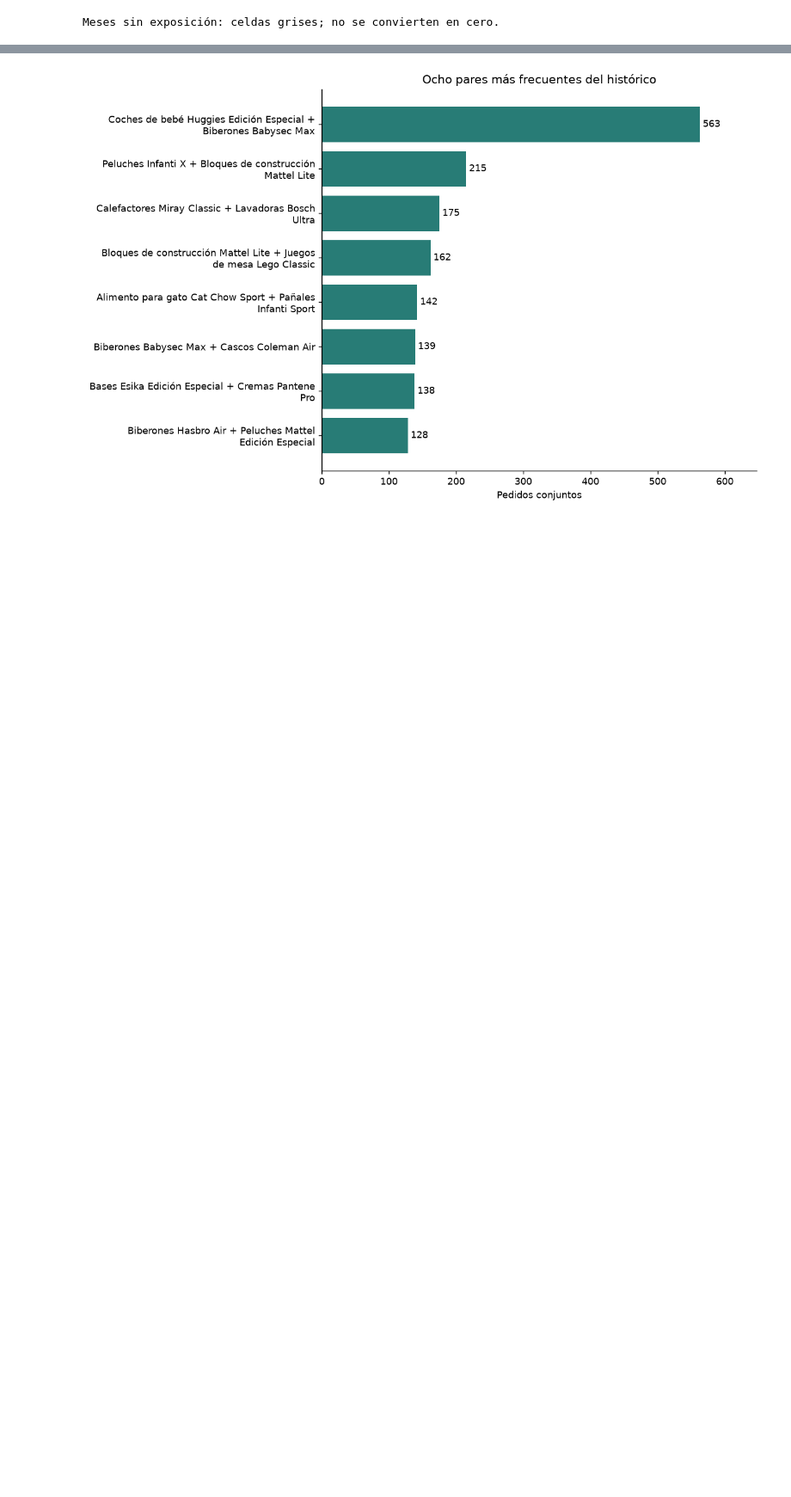
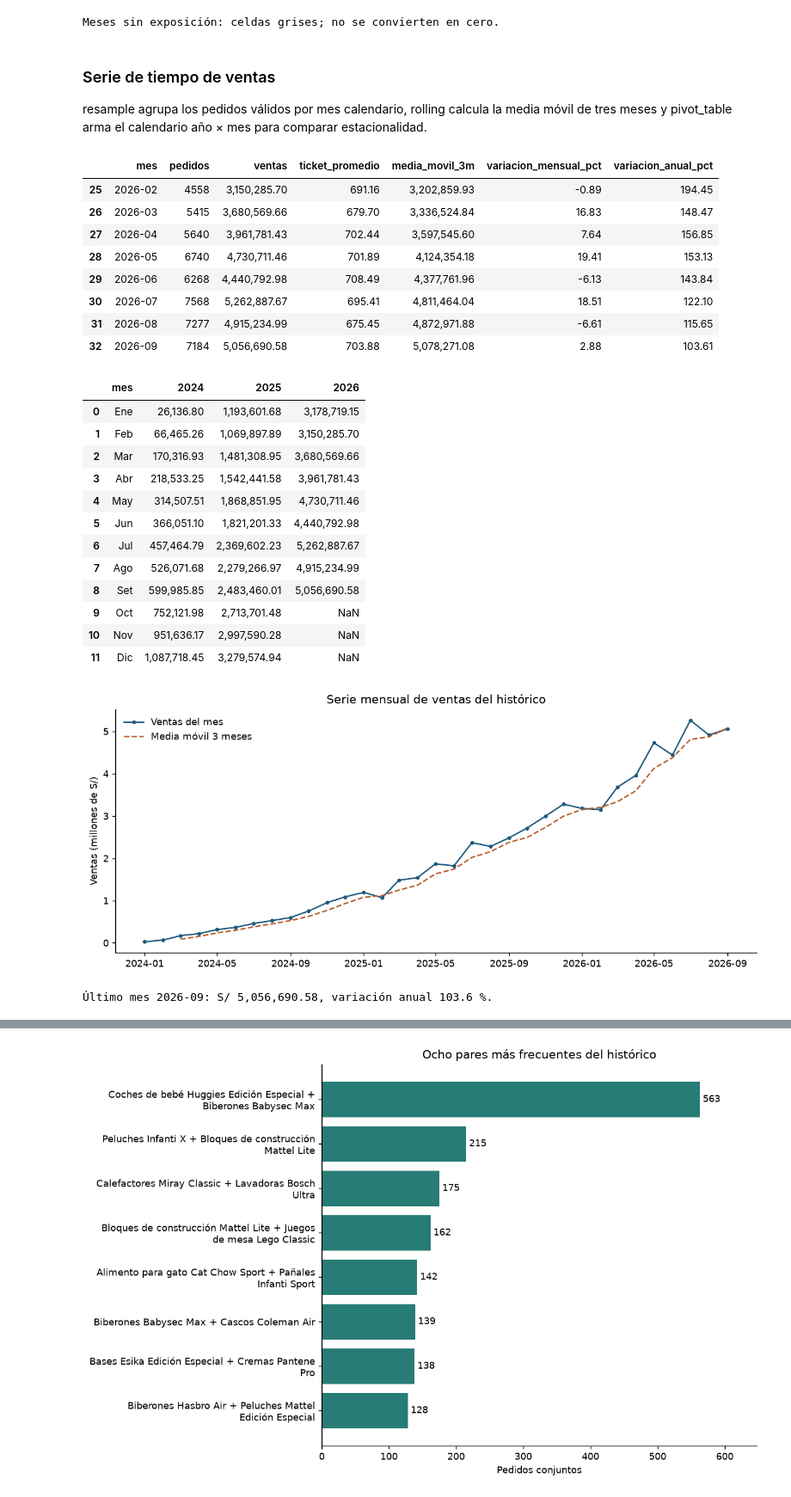
Before and after one commit to desmonteix/Tickia-PrograAvanzada, a Jupyter notebook: Proyecto_PrograAvanzada/entregables/informe/Analisis_Tickia.ipynb, the cells around one changed output, grey strips where cells are left out. Shown at 86% size. Drawn from its saved outputs; the diff is of its cells as text; code cells hidden in the pictures; blank space fills up the shorter version.

```diff
--- a/Proyecto_PrograAvanzada/entregables/informe/Analisis_Tickia.ipynb
+++ b/Proyecto_PrograAvanzada/entregables/informe/Analisis_Tickia.ipynb
@@ -269,6 +269,48 @@ print('Meses sin exposición: celdas grises; no se convierten en cero.')
 # %% [output]
 [figure]
 Meses sin exposición: celdas grises; no se convierten en cero.
+# %% [markdown]
+### Serie de tiempo de ventas
+resample agrupa los pedidos válidos por mes calendario, rolling calcula la media móvil de tres meses y pivot_table arma el calendario año × mes para comparar estacionalidad.
+# %%
+series = reports['serie_mensual']
+calendar = reports['ventas_calendario']
+display(series.tail(8))
+display(calendar)
+fig, ax = plt.subplots(figsize=(10,4.3))
+x = pd.to_datetime(series.mes)
+ax.plot(x, series.ventas/1e6, marker='o', ms=3, color='#1E597C', label='Ventas del mes')
+ax.plot(x, series.media_movil_3m/1e6, ls='--', color='#B45C29', label='Media móvil 3 meses')
+ax.set(ylabel='Ventas (millones de S/)', title='Serie mensual de ventas del histórico')
+ax.legend(frameon=False)
+fig.tight_layout(); fig.savefig(OUTPUT/'grafico_serie_mensual.png', bbox_inches='tight'); plt.show()
+last = series.iloc[-1]
+print(f"Último mes {last.mes}: S/ {last.ventas:,.2f}, variación anual {last.variacion_anual_pct:.1f} %.")
+# %% [output]
+|  | mes | pedidos | ventas | ticket_promedio | media_movil_3m | variacion_mensual_pct | variacion_anual_pct |
+| 25 | 2026-02 | 4558 | 3,150,285.70 | 691.16 | 3,202,859.93 | -0.89 | 194.45 |
+| 26 | 2026-03 | 5415 | 3,680,569.66 | 679.70 | 3,336,524.84 | 16.83 | 148.47 |
+| 27 | 2026-04 | 5640 | 3,961,781.43 | 702.44 | 3,597,545.60 | 7.64 | 156.85 |
+| 28 | 2026-05 | 6740 | 4,730,711.46 | 701.89 | 4,124,354.18 | 19.41 | 153.13 |
+| 29 | 2026-06 | 6268 | 4,440,792.98 | 708.49 | 4,377,761.96 | -6.13 | 143.84 |
+| 30 | 2026-07 | 7568 | 5,262,887.67 | 695.41 | 4,811,464.04 | 18.51 | 122.10 |
+| 31 | 2026-08 | 7277 | 4,915,234.99 | 675.45 | 4,872,971.88 | -6.61 | 115.65 |
+| 32 | 2026-09 | 7184 | 5,056,690.58 | 703.88 | 5,078,271.08 | 2.88 | 103.61 |
+|  | mes | 2024 | 2025 | 2026 |
+| 0 | Ene | 26,136.80 | 1,193,601.68 | 3,178,719.15 |
+| 1 | Feb | 66,465.26 | 1,069,897.89 | 3,150,285.70 |
+| 2 | Mar | 170,316.93 | 1,481,308.95 | 3,680,569.66 |
+| 3 | Abr | 218,533.25 | 1,542,441.58 | 3,961,781.43 |
+| 4 | May | 314,507.51 | 1,868,851.95 | 4,730,711.46 |
+| 5 | Jun | 366,051.10 | 1,821,201.33 | 4,440,792.98 |
+| 6 | Jul | 457,464.79 | 2,369,602.23 | 5,262,887.67 |
+| 7 | Ago | 526,071.68 | 2,279,266.97 | 4,915,234.99 |
+| 8 | Set | 599,985.85 | 2,483,460.01 | 5,056,690.58 |
+| 9 | Oct | 752,121.98 | 2,713,701.48 | NaN |
+| 10 | Nov | 951,636.17 | 2,997,590.28 | NaN |
+| 11 | Dic | 1,087,718.45 | 3,279,574.94 | NaN |
+[figure, added]
+Último mes 2026-09: S/ 5,056,690.58, variación anual 103.6 %.
 # %%
 pairs = reports['cocompras']
 display(pairs.head(6))
```
Also changed, not shown: parts of 3 cells of this notebook, 8 other files.
